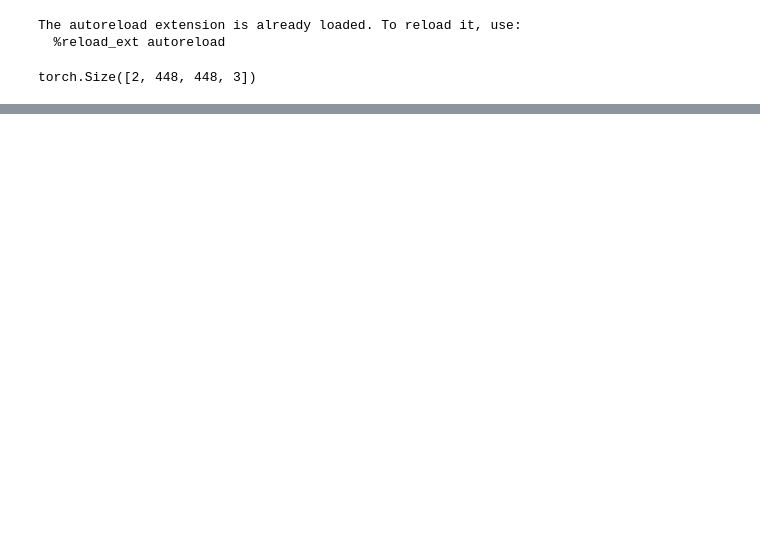
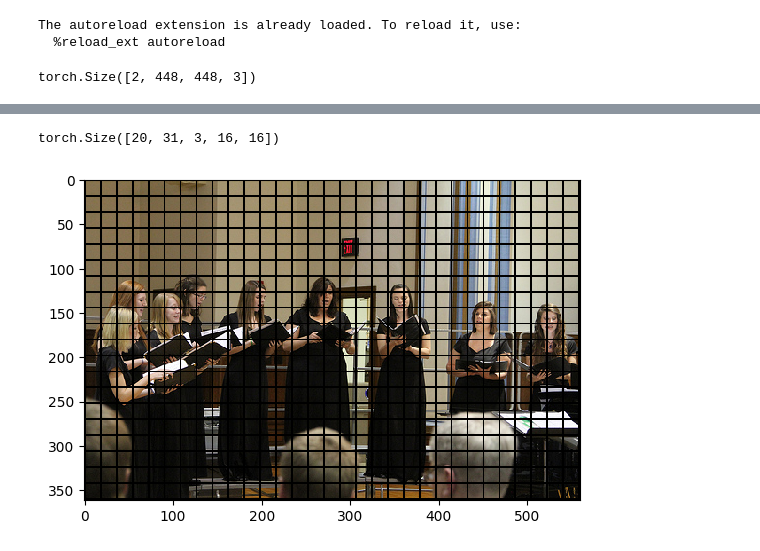
Before and after one commit to Chengbai/vision_lang_model, a Jupyter notebook: notebook/vision_model_notebook.ipynb, the cells around one changed output, grey strips where cells are left out. Drawn from its saved outputs; the diff is of its cells as text; code cells hidden in the pictures; blank space fills up the shorter version.

```diff
--- a/notebook/vision_model_notebook.ipynb
+++ b/notebook/vision_model_notebook.ipynb
@@ -35,0 +84,11 @@ tensor([[-0.0854,  0.3218,  0.2398, -0.1488,  0.2133,  0.1039, -0.2728,  0.1281,
+# %%
+def show(img):
+    npimg = img.numpy()
+    plt.imshow(np.transpose(npimg, (1,2,0)), interpolation='nearest')
+
+print(img_patches.size())
+grid = torchvision.utils.make_grid(img_patches.reshape(-1, 3, 16, 16), nrow=31, padding=2)
+show(grid)
+# %% [output]
+torch.Size([20, 31, 3, 16, 16])
+[figure, added]
```
Also changed, not shown: parts of 7 cells of this notebook, 2 other files.
